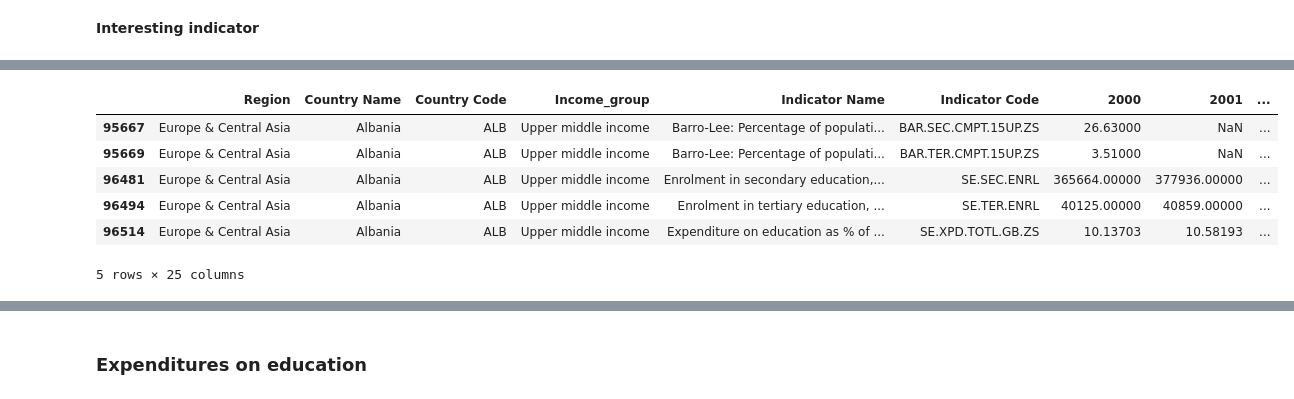
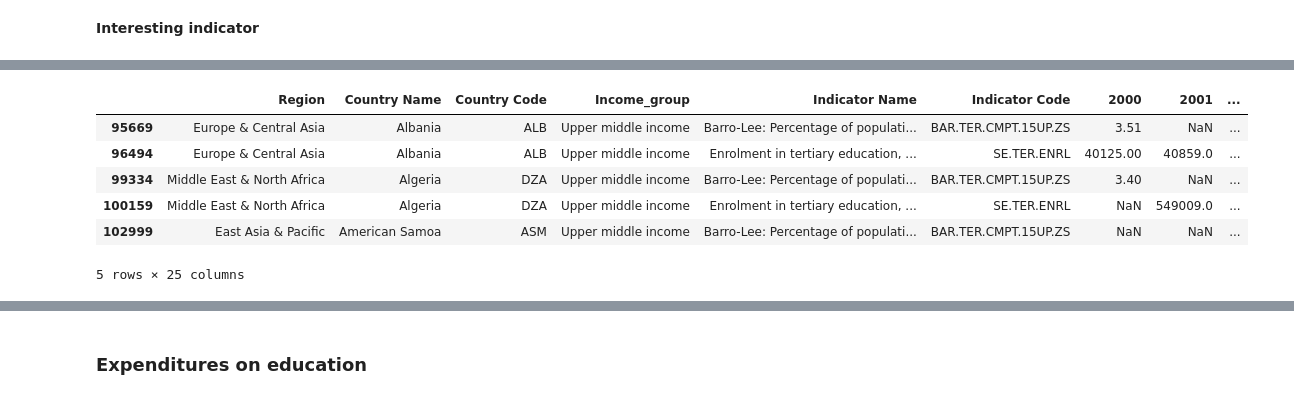
Before and after one commit to Azimoj/EdState-, a Jupyter notebook: P2.ipynb, the cells around one changed output, grey strips where cells are left out. Cells and saved outputs as stored; diff of their text form; code cells hidden in the pictures.

```diff
--- a/P2.ipynb
+++ b/P2.ipynb
@@ -320,19 +1029,14 @@ __Interesting indicator__
 - 	Enrolment in tertiary education, all programmes, both sexes (number)(SE.TER.ENRL)
 # %%
-codes_to_keep = ['BAR.SEC.CMPT.15UP.ZS',
-                 'BAR.TER.CMPT.15UP.ZS',
-                 'UIS.EA.3.AG25T99',
-                 'SE.SEC.ENRL',
-                 'SE.TER.ENRL',
-                 'SE.XPD.TOTL.GB.ZS'
-                 ]
+codes_to_keep = ['BAR.TER.CMPT.15UP.ZS',
+                 'SE.TER.ENRL']
 data_r_edu = data_r_income[data_r_income['Indicator Code'].isin(codes_to_keep)]
 data_r_edu.head()
 # %% [output]
 |  | Region | Country Name | Country Code | Income_group | Indicator Name | Indicator Code | 2000 | 2001 | ... |
-| 95667 | Europe & Central Asia | Albania | ALB | Upper middle income | Barro-Lee: Percentage of populati... | BAR.SEC.CMPT.15UP.ZS | 26.63000 | NaN | ... |
-| 95669 | Europe & Central Asia | Albania | ALB | Upper middle income | Barro-Lee: Percentage of populati... | BAR.TER.CMPT.15UP.ZS | 3.51000 | NaN | ... |
-| 96481 | Europe & Central Asia | Albania | ALB | Upper middle income | Enrolment in secondary education,... | SE.SEC.ENRL | 365664.00000 | 377936.00000 | ... |
-| 96494 | Europe & Central Asia | Albania | ALB | Upper middle income | Enrolment in tertiary education, ... | SE.TER.ENRL | 40125.00000 | 40859.00000 | ... |
-| 96514 | Europe & Central Asia | Albania | ALB | Upper middle income | Expenditure on education as % of ... | SE.XPD.TOTL.GB.ZS | 10.13703 | 10.58193 | ... |
+| 95669 | Europe & Central Asia | Albania | ALB | Upper middle income | Barro-Lee: Percentage of populati... | BAR.TER.CMPT.15UP.ZS | 3.51 | NaN | ... |
+| 96494 | Europe & Central Asia | Albania | ALB | Upper middle income | Enrolment in tertiary education, ... | SE.TER.ENRL | 40125.00 | 40859.0 | ... |
+| 99334 | Middle East & North Africa | Algeria | DZA | Upper middle income | Barro-Lee: Percentage of populati... | BAR.TER.CMPT.15UP.ZS | 3.40 | NaN | ... |
+| 100159 | Middle East & North Africa | Algeria | DZA | Upper middle income | Enrolment in tertiary education, ... | SE.TER.ENRL | NaN | 549009.0 | ... |
+| 102999 | East Asia & Pacific | American Samoa | ASM | Upper middle income | Barro-Lee: Percentage of populati... | BAR.TER.CMPT.15UP.ZS | NaN | NaN | ... |
 5 rows × 25 columns
```
Also changed, not shown: parts of 278 cells of this notebook.
